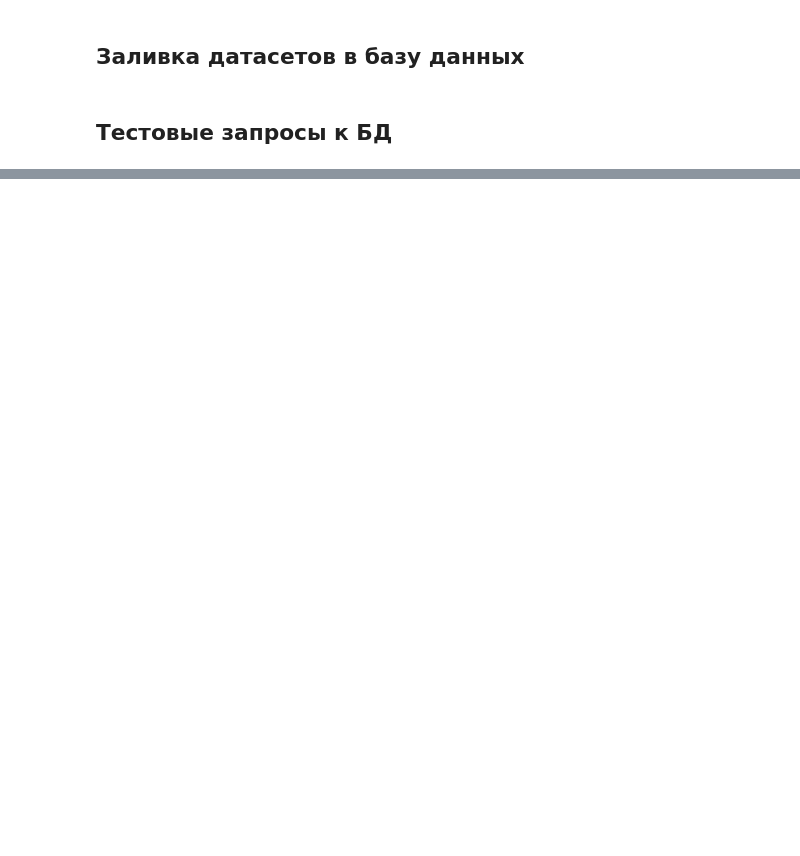
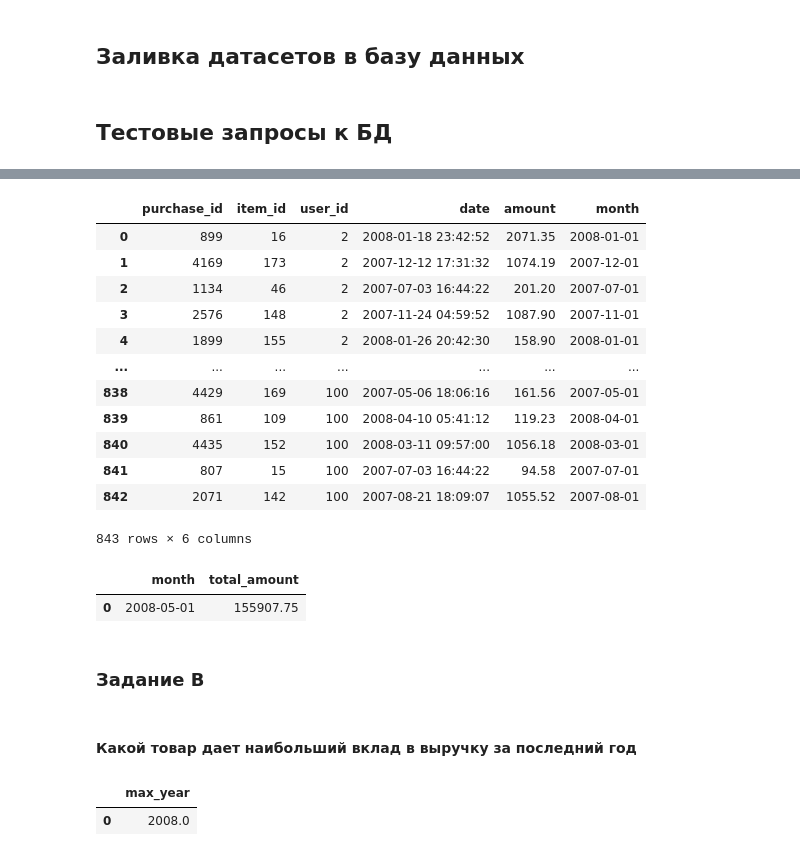
Before and after one commit to tori112/ds_public, a Jupyter notebook: wib/Who_Is_Blogger_jun_DE.ipynb, the cells around one changed output, grey strips where cells are left out. Cells and saved outputs as stored; diff of their text form; code cells hidden in the pictures; blank space fills up the shorter version.

```diff
--- a/wib/Who_Is_Blogger_jun_DE.ipynb
+++ b/wib/Who_Is_Blogger_jun_DE.ipynb
@@ -133,0 +380,63 @@ select(sql)
+# %%
+# Оставляем в таблице purchases только те user_id у которых возраст > 35 лет
+# Добавляем месяц к каждому пользователю
+
+sql = '''
+SELECT *, DATE_TRUNC('month', date) AS month
+FROM purchases
+WHERE purchases.user_id IN (
+  SELECT user_id
+  FROM users
+  WHERE age > 35
+)
+ORDER BY user_id
+'''
+select(sql)
+# %% [output]
+|  | purchase_id | item_id | user_id | date | amount | month |
+| 0 | 899 | 16 | 2 | 2008-01-18 23:42:52 | 2071.35 | 2008-01-01 |
+| 1 | 4169 | 173 | 2 | 2007-12-12 17:31:32 | 1074.19 | 2007-12-01 |
+| 2 | 1134 | 46 | 2 | 2007-07-03 16:44:22 | 201.20 | 2007-07-01 |
+| 3 | 2576 | 148 | 2 | 2007-11-24 04:59:52 | 1087.90 | 2007-11-01 |
+| 4 | 1899 | 155 | 2 | 2008-01-26 20:42:30 | 158.90 | 2008-01-01 |
+| ... | ... | ... | ... | ... | ... | ... |
+| 838 | 4429 | 169 | 100 | 2007-05-06 18:06:16 | 161.56 | 2007-05-01 |
+| 839 | 861 | 109 | 100 | 2008-04-10 05:41:12 | 119.23 | 2008-04-01 |
+| 840 | 4435 | 152 | 100 | 2008-03-11 09:57:00 | 1056.18 | 2008-03-01 |
+| 841 | 807 | 15 | 100 | 2007-07-03 16:44:22 | 94.58 | 2007-07-01 |
+| 842 | 2071 | 142 | 100 | 2007-08-21 18:09:07 | 1055.52 | 2007-08-01 |
+843 rows × 6 columns
+# %%
+# Суммируем выручку по месяцам и сортируем по убыванию общей суммы, оставляем топ-1
+
+sql = '''
+SELECT DATE_TRUNC('month', p.date) AS month, SUM(p.amount) AS total_amount
+FROM purchases p
+WHERE p.user_id IN (
+  SELECT u.user_id
+  FROM users u
+  WHERE u.age > 35
+)
+GROUP BY month
+ORDER BY total_amount DESC
+LIMIT 1
+'''
+select(sql)
+# %% [output]
+|  | month | total_amount |
+| 0 | 2008-05-01 | 155907.75 |
+# %% [markdown]
+### Задание B
+# %% [markdown]
+#### Какой товар дает наибольший вклад в выручку за последний год
+# %%
+# Определяем последний год
+
+sql = '''
+SELECT MAX(EXTRACT(YEAR FROM date)) AS max_year
+FROM purchases
+'''
+select(sql)
+# %% [output]
+|  | max_year |
+| 0 | 2008.0 |
```
Also changed, not shown: parts of 26 cells of this notebook, 3 other files.
